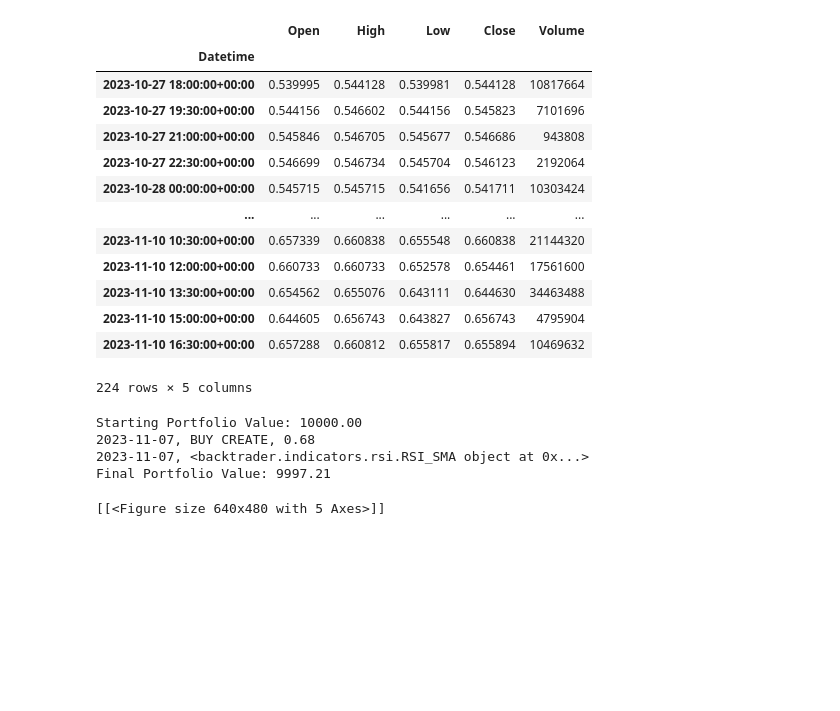
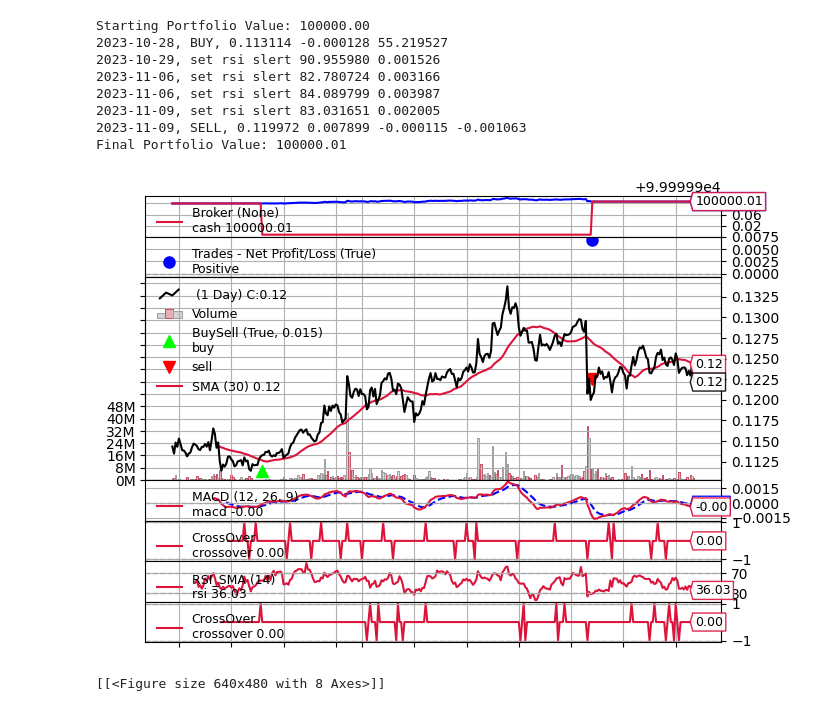
Before and after one commit to machhammer/CryptoTrader, a Jupyter notebook: ma/finance/Untitled-1.ipynb, the cells around one changed output. Drawn from its saved outputs; the diff is of its cells as text; code cells hidden in the pictures; blank space fills up the shorter version.

```diff
--- a/ma/finance/Untitled-1.ipynb
+++ b/ma/finance/Untitled-1.ipynb
@@ -10,21 +14,4 @@ import yfinance as yf
 # %%
 end_date = dt.datetime.now()
-start_date = end_date - relativedelta(days=14)
-data = data_provider.yFinanceReader().historic_price_data("xrp-usd", start_date, end_date)
+start_date = end_date - relativedelta(days=20)
+data = data_provider.yFinanceReader().historic_price_data("xlm-usd", start_date, end_date)
-# %%
-data
-# %% [output]
-|  | Open | High | Low | Close | Volume |
-| Datetime |  |  |  |  |  |
-| 2023-10-27 18:00:00+00:00 | 0.539995 | 0.544128 | 0.539981 | 0.544128 | 10817664 |
-| 2023-10-27 19:30:00+00:00 | 0.544156 | 0.546602 | 0.544156 | 0.545823 | 7101696 |
-| 2023-10-27 21:00:00+00:00 | 0.545846 | 0.546705 | 0.545677 | 0.546686 | 943808 |
-| 2023-10-27 22:30:00+00:00 | 0.546699 | 0.546734 | 0.545704 | 0.546123 | 2192064 |
-| 2023-10-28 00:00:00+00:00 | 0.545715 | 0.545715 | 0.541656 | 0.541711 | 10303424 |
-| ... | ... | ... | ... | ... | ... |
-| 2023-11-10 10:30:00+00:00 | 0.657339 | 0.660838 | 0.655548 | 0.660838 | 21144320 |
-| 2023-11-10 12:00:00+00:00 | 0.660733 | 0.660733 | 0.652578 | 0.654461 | 17561600 |
-| 2023-11-10 13:30:00+00:00 | 0.654562 | 0.655076 | 0.643111 | 0.644630 | 34463488 |
-| 2023-11-10 15:00:00+00:00 | 0.644605 | 0.656743 | 0.643827 | 0.656743 | 4795904 |
-| 2023-11-10 16:30:00+00:00 | 0.657288 | 0.660812 | 0.655817 | 0.655894 | 10469632 |
-224 rows × 5 columns
@@ -54,14 +115,20 @@ class MyStrategy(bt.Strategy):
 # %%
 cerebro = bt.Cerebro()
-cerebro.addstrategy(MyStrategy)
+cerebro.broker.setcash(100000.0)
+cerebro.addstrategy(MACD1226)
 cerebro.adddata(bt.feeds.PandasData(dataname=data))
 print('Starting Portfolio Value: %.2f' % cerebro.broker.getvalue())
 cerebro.run()
 print('Final Portfolio Value: %.2f' % cerebro.broker.getvalue())
 cerebro.plot(iplot=False)
 # %% [output]
-Starting Portfolio Value: 10000.00
-2023-11-07, BUY CREATE, 0.68
-2023-11-07, <backtrader.indicators.rsi.RSI_SMA object at 0x...>
-Final Portfolio Value: 9997.21
+Starting Portfolio Value: 100000.00
+2023-10-28, BUY, 0.113114 -0.000128 55.219527
+2023-10-29, set rsi slert 90.955980 0.001526
+2023-11-06, set rsi slert 82.780724 0.003166
+2023-11-06, set rsi slert 84.089799 0.003987
+2023-11-09, set rsi slert 83.031651 0.002005
+2023-11-09, SELL, 0.119972 0.007899 -0.000115 -0.001063
+Final Portfolio Value: 100000.01
+[figure, added]
-[[<Figure size 640x480 with 5 Axes>]]
+[[<Figure size 640x480 with 8 Axes>]]
```
Also changed, not shown: parts of 3 cells of this notebook, 1 other file.
